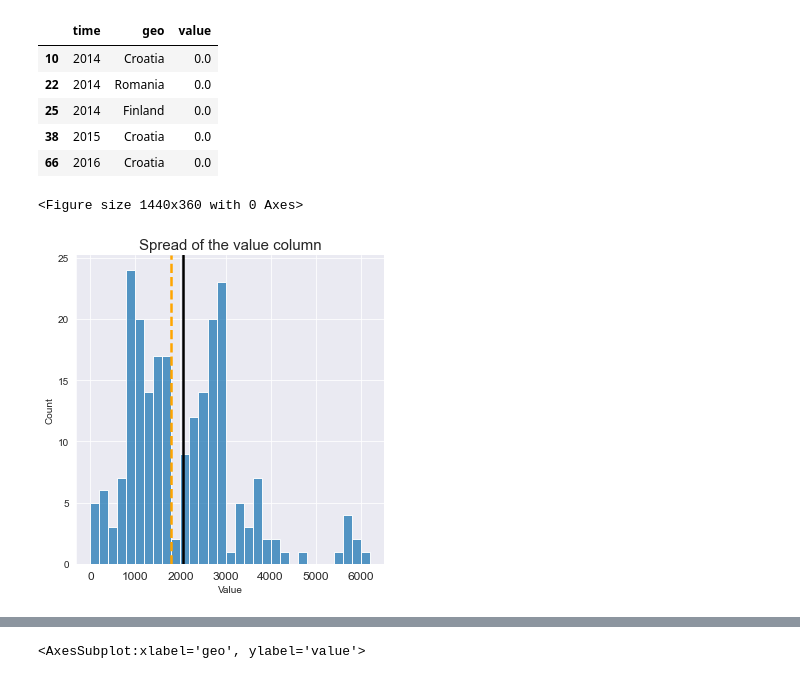
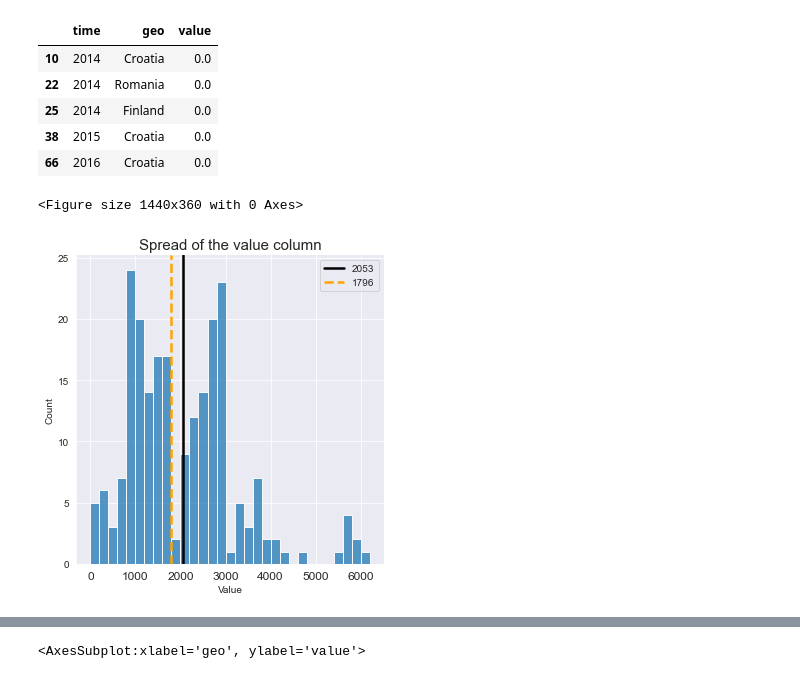
Before and after one commit to udrag/Civil-Servant-Salary-EU-, a Jupyter notebook: EU_Civil_Servants_Salary-data_visualization.ipynb, the cells around one changed output, grey strips where cells are left out. Drawn from its saved outputs; the diff is of its cells as text; code cells hidden in the pictures.

Commit message:
Update the visualization files
- minor cosmetic changes to the graphs;
- added a new section to the 2nd part of the project, 2nd step.

```diff
--- a/EU_Civil_Servants_Salary-data_visualization.ipynb
+++ b/EU_Civil_Servants_Salary-data_visualization.ipynb
@@ -24,17 +24,18 @@ df_salary[df_salary['value'] == df_salary['value'].min()]
 # %%
 # check the distribution of data
 ## Create bins with step-size 5
 bins = np.arange(df_salary['value'].min(), df_salary['value'].max()+200, 200)
 plt.figure(figsize=[20,5])
 
 sns.displot(x=df_salary['value'], bins=bins)
-plt.axvline(df_salary['value'].mean(), c='k', ls='-', lw=2.5)
-plt.axvline(df_salary['value'].median(), c='orange', ls='--', lw=2.5)
+plt.axvline(df_salary['value'].mean(), c='k', ls='-', lw=2.5, label='{:.0f}'.format(df_salary['value'].mean()))
+plt.axvline(df_salary['value'].median(), c='orange', ls='--', lw=2.5, label='{:.0f}'.format(df_salary['value'].median()))
 plt.xlabel('Value')
 plt.ylabel('Count')
 plt.title('Spread of the value column', fontsize=15)
 plt.xticks(fontsize=12)
+plt.legend()
 plt.show();
 # %% [output]
 <Figure size 1440x360 with 0 Axes>
-[figure, old version]
+[figure, new version]
```
Also changed, not shown: parts of 6 cells of this notebook.
